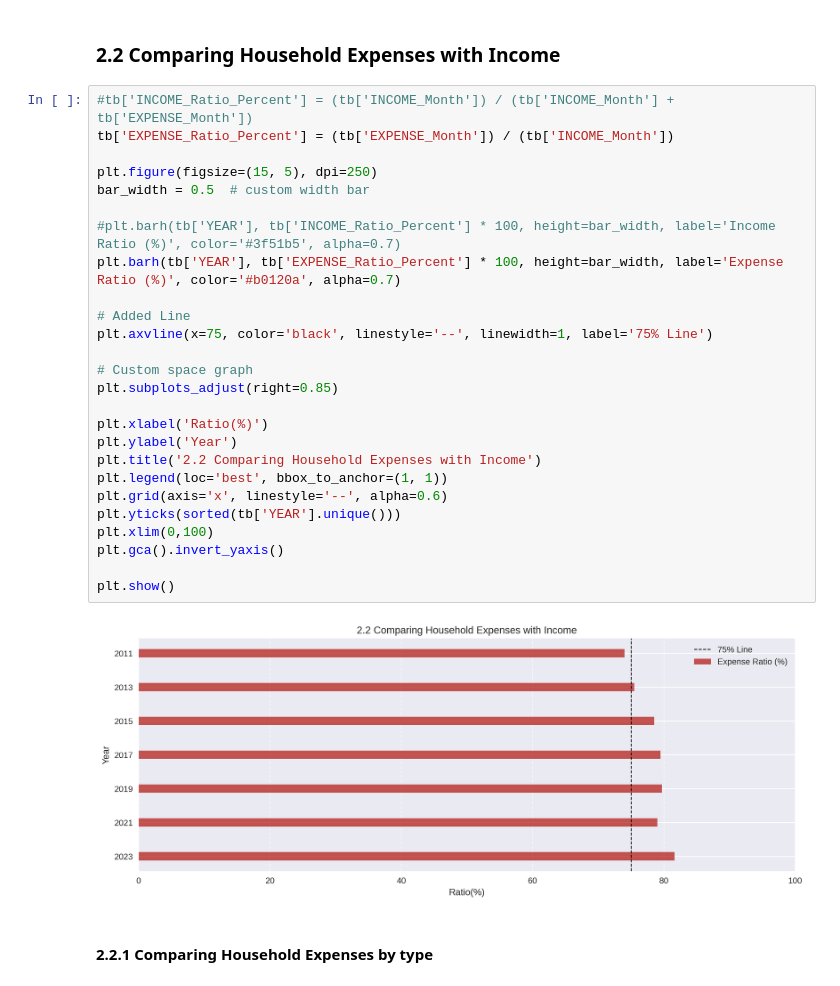
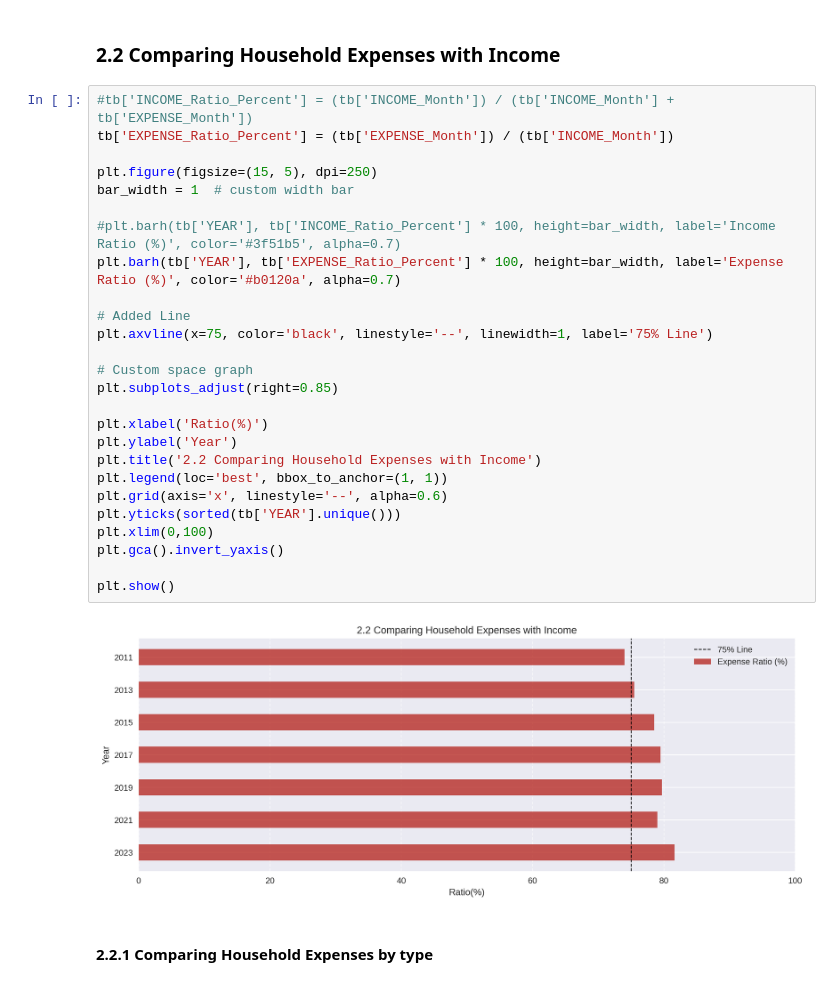
Before and after one commit to JidapaBur/TH_Avg_HouseholdIncome, a Jupyter notebook: TH_Avg_HouseholdIncome.ipynb, the cells around one changed output. Drawn from its saved outputs; the diff is of its cells as text.

```diff
--- a/TH_Avg_HouseholdIncome.ipynb
+++ b/TH_Avg_HouseholdIncome.ipynb
@@ -252,31 +252,31 @@ plt.show()
 # %%
 #tb['INCOME_Ratio_Percent'] = (tb['INCOME_Month']) / (tb['INCOME_Month'] + tb['EXPENSE_Month'])
 tb['EXPENSE_Ratio_Percent'] = (tb['EXPENSE_Month']) / (tb['INCOME_Month'])
 
 plt.figure(figsize=(15, 5), dpi=250)
-bar_width = 0.5  # custom width bar
+bar_width = 1  # custom width bar
 
 #plt.barh(tb['YEAR'], tb['INCOME_Ratio_Percent'] * 100, height=bar_width, label='Income Ratio (%)', color='#3f51b5', alpha=0.7)
 plt.barh(tb['YEAR'], tb['EXPENSE_Ratio_Percent'] * 100, height=bar_width, label='Expense Ratio (%)', color='#b0120a', alpha=0.7)
 
 # Added Line
 plt.axvline(x=75, color='black', linestyle='--', linewidth=1, label='75% Line')
 
 # Custom space graph
 plt.subplots_adjust(right=0.85)
 
 plt.xlabel('Ratio(%)')
 plt.ylabel('Year')
 plt.title('2.2 Comparing Household Expenses with Income')
 plt.legend(loc='best', bbox_to_anchor=(1, 1))
 plt.grid(axis='x', linestyle='--', alpha=0.6)
 plt.yticks(sorted(tb['YEAR'].unique()))
 plt.xlim(0,100)
 plt.gca().invert_yaxis()
 
 plt.show()
 # %% [output]
-[figure, old version]
+[figure, new version]
 # %% [markdown]
 #### 2.2.1 Comparing Household Expenses  by type
 # %%
```
Also changed, not shown: parts of 1 cell of this notebook.
